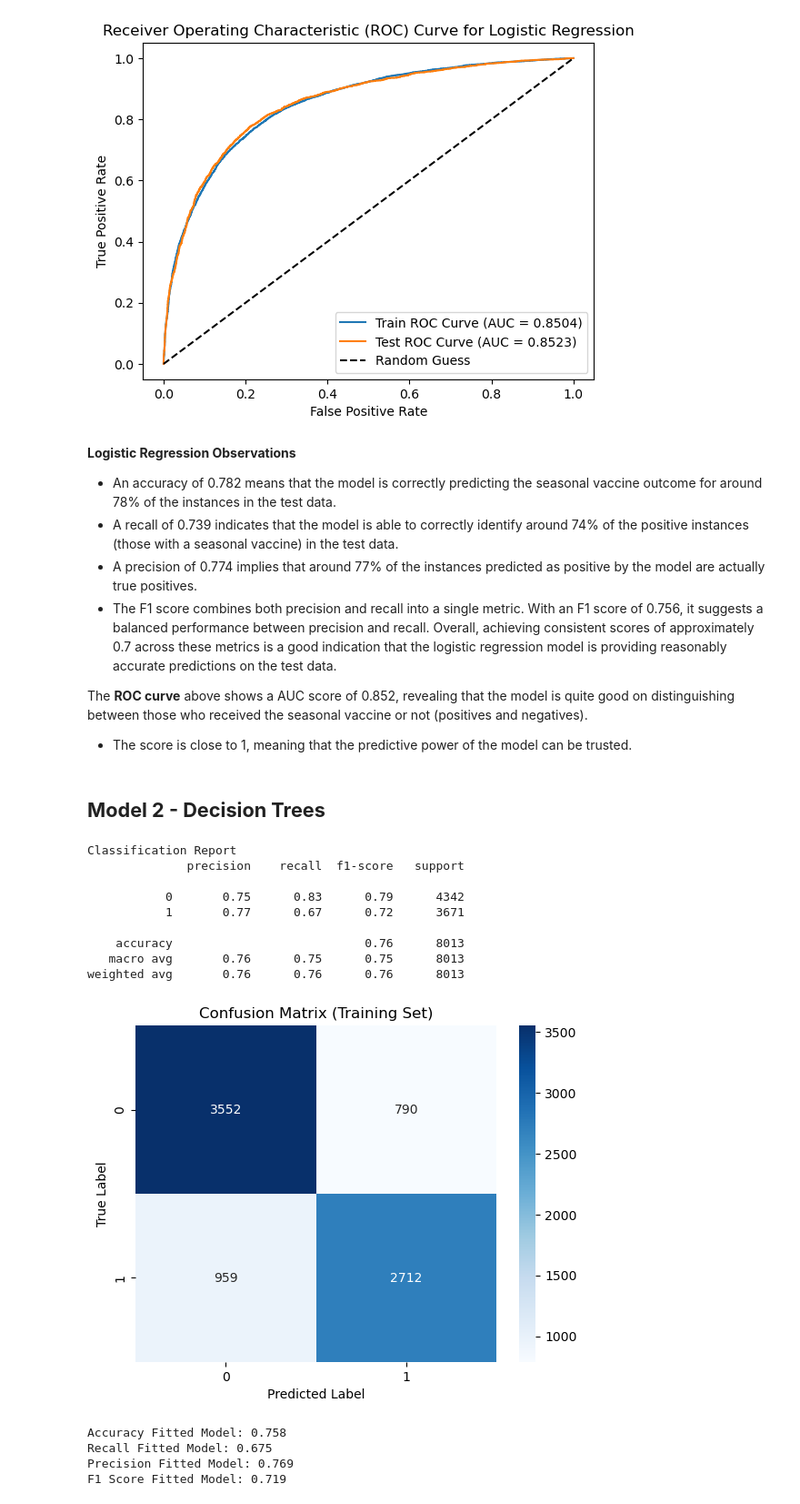
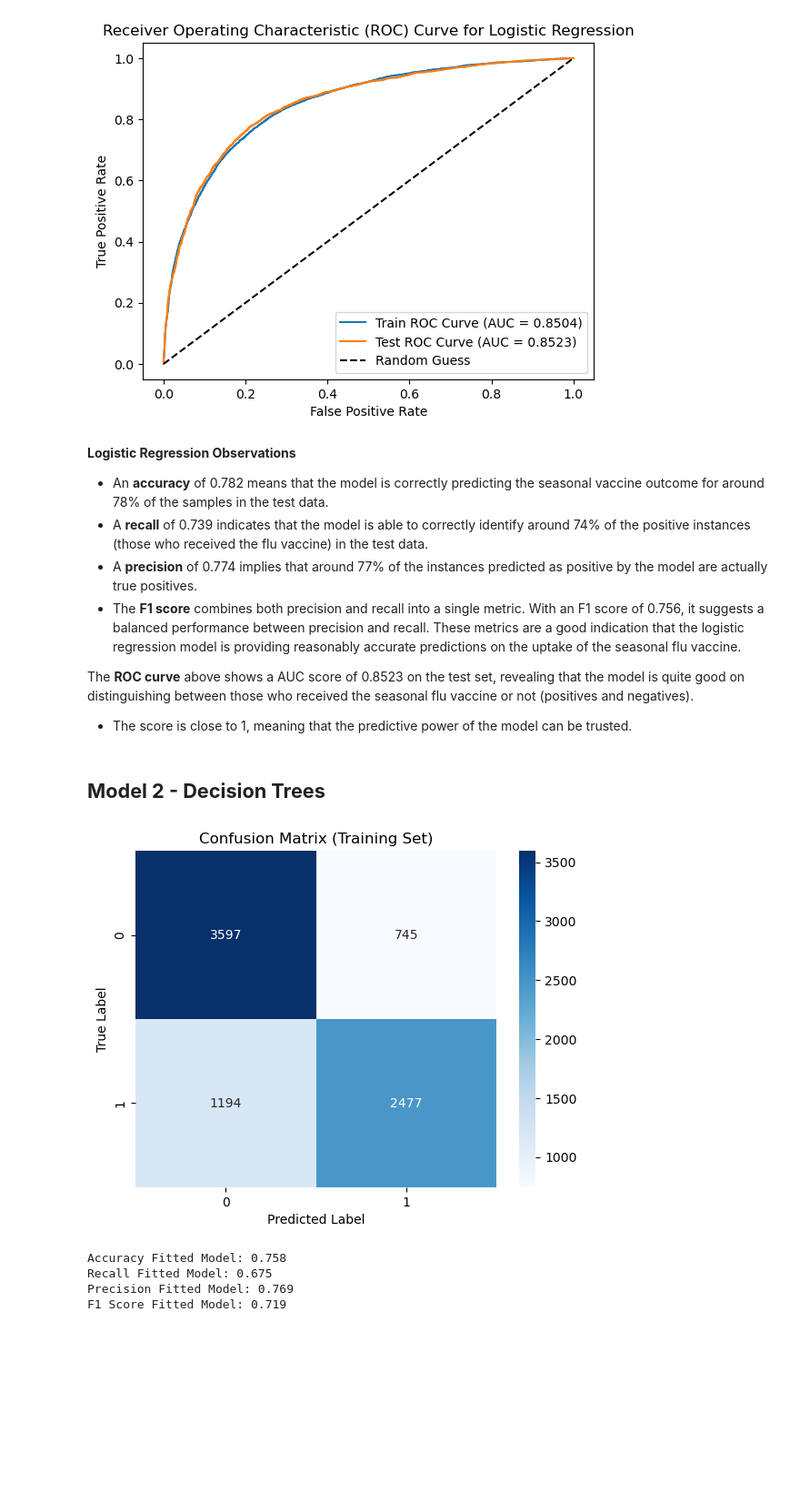
Before and after one commit to kuriawaruchu/Seasonal-Flu-Vaccine-Prediction, a Jupyter notebook: Group5_ph03_project.ipynb, the cells around one changed output. Shown at 91% size. Drawn from its saved outputs; the diff is of its cells as text; code cells hidden in the pictures; blank space fills up the shorter version.

```diff
--- a/Group5_ph03_project.ipynb
+++ b/Group5_ph03_project.ipynb
@@ -1127,53 +1122,40 @@ Test AUC Score 0.8522644587822867
 # %% [markdown]
 **Logistic Regression Observations**
 
-- An accuracy of 0.782 means that the model is correctly predicting the seasonal vaccine outcome for around 78% of the instances in the test data.
-- A recall of 0.739 indicates that the model is able to correctly identify around 74% of the positive instances (those with a seasonal vaccine) in the test data.
-- A precision of 0.774 implies that around 77% of the instances predicted as positive by the model are actually true positives.
-- The F1 score combines both precision and recall into a single metric. With an F1 score of 0.756, it suggests a balanced performance between precision and recall.
-Overall, achieving consistent scores of approximately 0.7 across these metrics is a good indication that the logistic regression model is providing reasonably accurate predictions on the test data.
+- An **accuracy** of 0.782 means that the model is correctly predicting the seasonal vaccine outcome for around 78% of the samples in the test data.
+- A **recall** of 0.739 indicates that the model is able to correctly identify around 74% of the positive instances (those who received the flu vaccine) in the test data.
+- A **precision** of 0.774 implies that around 77% of the instances predicted as positive by the model are actually true positives.
+- The **F1 score** combines both precision and recall into a single metric. With an F1 score of 0.756, it suggests a balanced performance between precision and recall.
+These metrics are a good indication that the logistic regression model is providing reasonably accurate predictions on the uptake of the seasonal flu vaccine.
 
-The **ROC curve** above shows a AUC score of 0.852, revealing that the model is quite good on distinguishing between those who received the seasonal vaccine or not (positives and negatives).
+The **ROC curve** above shows a AUC score of 0.8523 on the test set, revealing that the model is quite good on distinguishing between those who received the seasonal flu vaccine or not (positives and negatives).
 - The score is close to 1, meaning that the predictive power of the  model can be trusted.
 # %% [markdown]
 ## **Model 2 - Decision Trees**
 # %%
 # Test set predictions
 from sklearn.tree import DecisionTreeClassifier
 from sklearn.metrics import classification_report
 
 # instantiate
 model2 = DecisionTreeClassifier(criterion="gini", max_depth=5)
 
 # fit the model on train data
 model2.fit(X_train_scaled, y_train)
 
 y_pred2 = model2.predict(X_test_scaled)
 
-# Confusion matrix and classification report
-print("Classification Report")
-print(classification_report(y_test, y_pred2))
-
 # Plot confusion matrix
-cm = confusion_matrix(y_test, y_pred)
+cm = confusion_matrix(y_test, y_pred2)
 
 sns.heatmap(cm, annot=True, fmt="d", cmap="Blues")
 plt.xlabel("Predicted Label")
 plt.ylabel("True Label")
 plt.title("Confusion Matrix (Training Set)")
 
-plt.savefig("decision_trees_cm.png")
+plt.savefig("images/decision_trees_cm.png")
 # %% [output]
-Classification Report
-              precision    recall  f1-score   support
-
-           0       0.75      0.83      0.79      4342
-           1       0.77      0.67      0.72      3671
-
-    accuracy                           0.76      8013
-   macro avg       0.76      0.75      0.75      8013
-weighted avg       0.76      0.76      0.76      8013
-[figure, old version]
+[figure, new version]
 # %%
 #evaluation of model
 y_pred = model2.predict(X_test_scaled)
```
Also changed, not shown: parts of 44 cells of this notebook, 22 other files.
